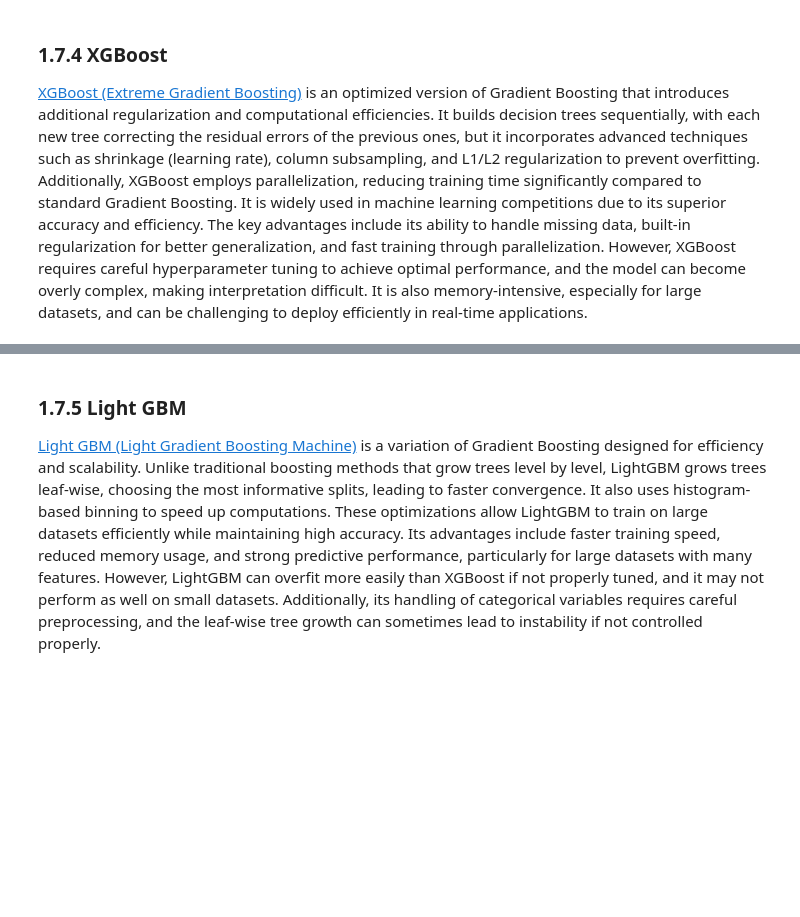
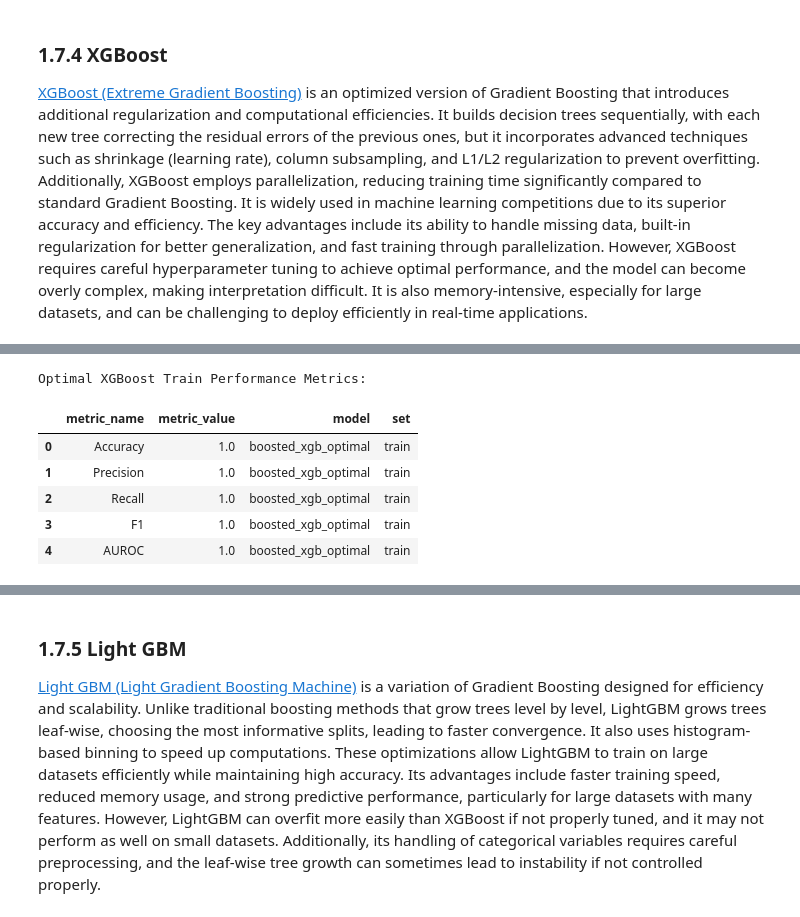
Before and after one commit to JohnPaulinePineda/Portfolio_Project_63, a Jupyter notebook: codes/DetectingAndAnalyzingMachineLearningModelDriftUsingOpenSourceMonitoringTools.ipynb, the cells around one changed output, grey strips where cells are left out. Cells and saved outputs as stored; diff of their text form; code cells hidden in the pictures; blank space fills up the shorter version.

```diff
--- a/codes/DetectingAndAnalyzingMachineLearningModelDriftUsingOpenSourceMonitoringTools.ipynb
+++ b/codes/DetectingAndAnalyzingMachineLearningModelDriftUsingOpenSourceMonitoringTools.ipynb
@@ -2603,0 +2641,12 @@ joblib.dump(boosted_gb_optimal,
+# %%
+##################################
+# Performing Grid Search with cross-validation
+##################################
+boosted_xgb_grid_search = GridSearchCV(
+    estimator=boosted_xgb_pipeline,
+    param_grid=boosted_xgb_hyperparameter_grid,
+    scoring='f1',
+    cv=cv_strategy,
+    n_jobs=-1,
+    verbose=1
+)
@@ -2603,0 +2792,18 @@ joblib.dump(boosted_gb_optimal,
+# %%
+##################################
+# Gathering the model evaluation metrics
+# for the train data
+##################################
+boosted_xgb_optimal_train = model_performance_evaluation(y_train_encoded, boosted_xgb_optimal.predict(X_train))
+boosted_xgb_optimal_train['model'] = ['boosted_xgb_optimal'] * 5
+boosted_xgb_optimal_train['set'] = ['train'] * 5
+print('Optimal XGBoost Train Performance Metrics: ')
+display(boosted_xgb_optimal_train)
+# %% [output]
+Optimal XGBoost Train Performance Metrics:
+|  | metric_name | metric_value | model | set |
+| 0 | Accuracy | 1.0 | boosted_xgb_optimal | train |
+| 1 | Precision | 1.0 | boosted_xgb_optimal | train |
+| 2 | Recall | 1.0 | boosted_xgb_optimal | train |
+| 3 | F1 | 1.0 | boosted_xgb_optimal | train |
+| 4 | AUROC | 1.0 | boosted_xgb_optimal | train |
```
Also changed, not shown: parts of 15 cells of this notebook, 2 other files.
